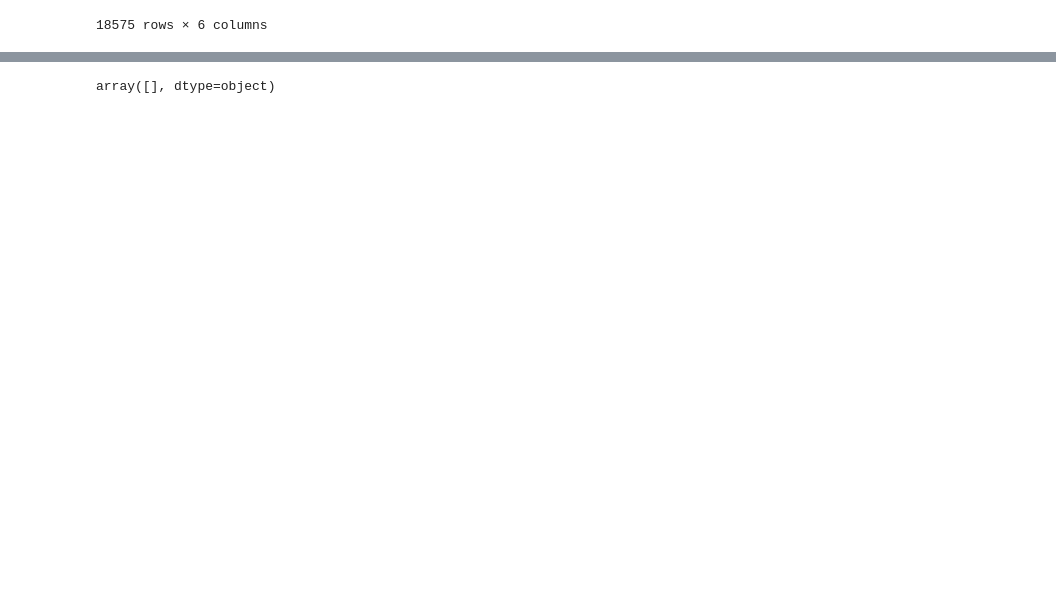
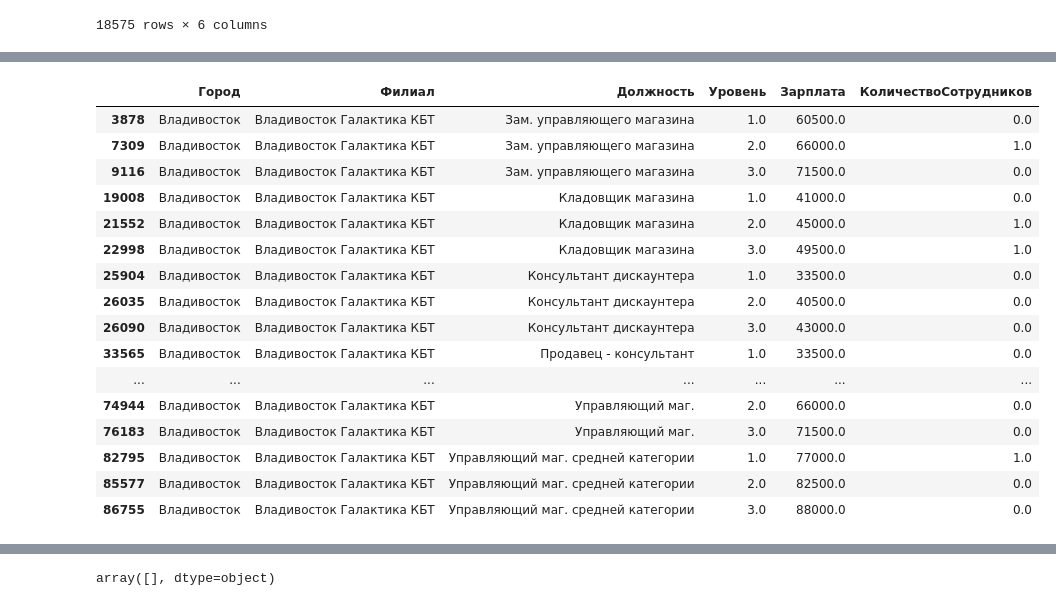
Before and after one commit to Onyaxoxo/report_system, a Jupyter notebook: etl/update_table_checkerboard_salary.ipynb, the cells around one changed output, grey strips where cells are left out. Cells and saved outputs as stored; diff of their text form; code cells hidden in the pictures; blank space fills up the shorter version.

```diff
--- a/etl/update_table_checkerboard_salary.ipynb
+++ b/etl/update_table_checkerboard_salary.ipynb
@@ -269,0 +284,20 @@ df_checkerboard_salary
+# %%
+df_checkerboard_salary[df_checkerboard_salary['Филиал'] == 'Владивосток Галактика КБТ']
+# %% [output]
+|  | Город | Филиал | Должность | Уровень | Зарплата | КоличествоСотрудников |
+| 3878 | Владивосток | Владивосток Галактика КБТ | Зам. управляющего магазина | 1.0 | 60500.0 | 0.0 |
+| 7309 | Владивосток | Владивосток Галактика КБТ | Зам. управляющего магазина | 2.0 | 66000.0 | 1.0 |
+| 9116 | Владивосток | Владивосток Галактика КБТ | Зам. управляющего магазина | 3.0 | 71500.0 | 0.0 |
+| 19008 | Владивосток | Владивосток Галактика КБТ | Кладовщик магазина | 1.0 | 41000.0 | 0.0 |
+| 21552 | Владивосток | Владивосток Галактика КБТ | Кладовщик магазина | 2.0 | 45000.0 | 1.0 |
+| 22998 | Владивосток | Владивосток Галактика КБТ | Кладовщик магазина | 3.0 | 49500.0 | 1.0 |
+| 25904 | Владивосток | Владивосток Галактика КБТ | Консультант дискаунтера | 1.0 | 33500.0 | 0.0 |
+| 26035 | Владивосток | Владивосток Галактика КБТ | Консультант дискаунтера | 2.0 | 40500.0 | 0.0 |
+| 26090 | Владивосток | Владивосток Галактика КБТ | Консультант дискаунтера | 3.0 | 43000.0 | 0.0 |
+| 33565 | Владивосток | Владивосток Галактика КБТ | Продавец - консультант | 1.0 | 33500.0 | 0.0 |
+| ... | ... | ... | ... | ... | ... | ... |
+| 74944 | Владивосток | Владивосток Галактика КБТ | Управляющий маг. | 2.0 | 66000.0 | 0.0 |
+| 76183 | Владивосток | Владивосток Галактика КБТ | Управляющий маг. | 3.0 | 71500.0 | 0.0 |
+| 82795 | Владивосток | Владивосток Галактика КБТ | Управляющий маг. средней категории | 1.0 | 77000.0 | 1.0 |
+| 85577 | Владивосток | Владивосток Галактика КБТ | Управляющий маг. средней категории | 2.0 | 82500.0 | 0.0 |
+| 86755 | Владивосток | Владивосток Галактика КБТ | Управляющий маг. средней категории | 3.0 | 88000.0 | 0.0 |
```
Also changed, not shown: parts of 15 cells of this notebook, 1 other file.
